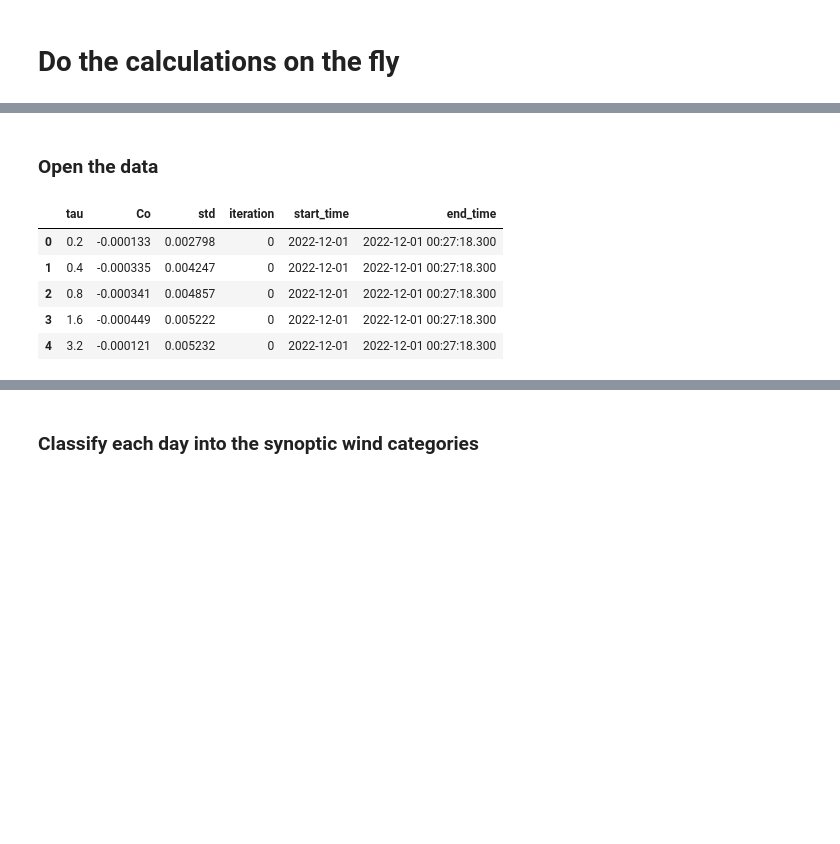
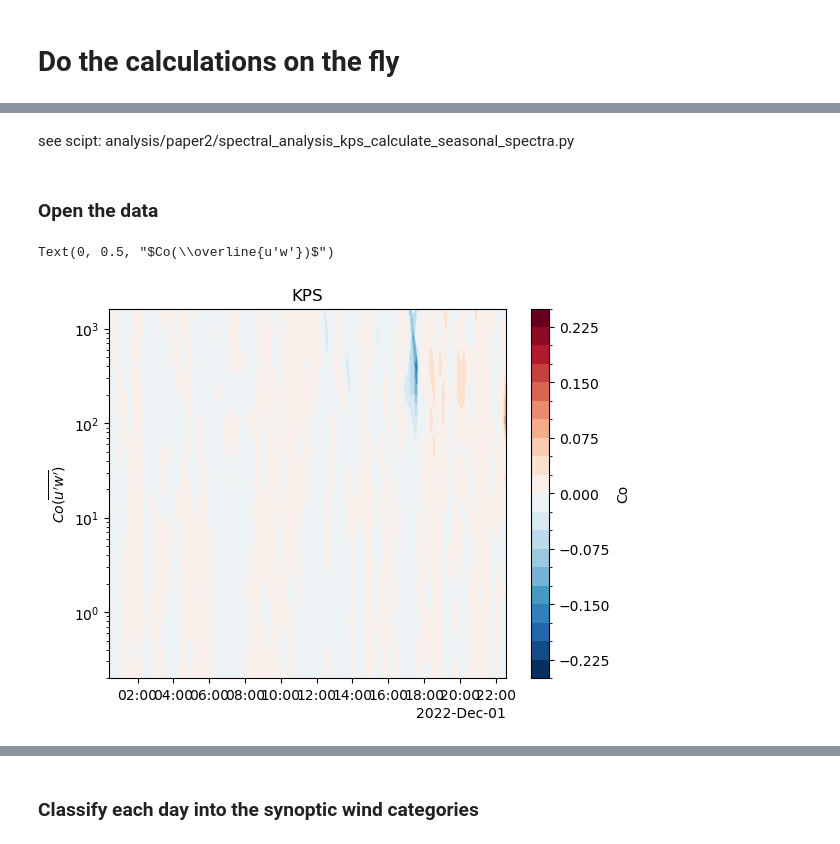
Before and after one commit to elischwat/sublimationofsnow, a Jupyter notebook: analysis/paper2/spectral_analysis_kps.ipynb, the cells around one changed output, grey strips where cells are left out. Saved outputs shown, nothing was run; the diff lists cells and outputs as text; code cells hidden in the pictures; blank space fills up the shorter version.

```diff
--- a/analysis/paper2/spectral_analysis_kps.ipynb
+++ b/analysis/paper2/spectral_analysis_kps.ipynb
@@ -493,12 +363,25 @@ Dataset of length 864000, with M = 14, permits 141 iterations.
+# %% [markdown]
+see scipt: analysis/paper2/spectral_analysis_kps_calculate_seasonal_spectra.py
 # %% [markdown]
 ### Open the data
 # %%
-daily_mrds_df = pd.read_parquet('mrds_uw')
-daily_mrds_df.head()
+daily_mrds_df = pd.read_parquet('mrds/uw/')
-# %% [output]
-|  | tau | Co | std | iteration | start_time | end_time |
-| 0 | 0.2 | -0.000133 | 0.002798 | 0 | 2022-12-01 | 2022-12-01 00:27:18.300 |
-| 1 | 0.4 | -0.000335 | 0.004247 | 0 | 2022-12-01 | 2022-12-01 00:27:18.300 |
-| 2 | 0.8 | -0.000341 | 0.004857 | 0 | 2022-12-01 | 2022-12-01 00:27:18.300 |
-| 3 | 1.6 | -0.000449 | 0.005222 | 0 | 2022-12-01 | 2022-12-01 00:27:18.300 |
-| 4 | 3.2 | -0.000121 | 0.005232 | 0 | 2022-12-01 | 2022-12-01 00:27:18.300 |
+# %%
+src = daily_mrds_df[daily_mrds_df.start_time > '20221201']
+src = src[src.start_time < '20221202']
+src['midpoint_time'] = src['start_time'] + (src['end_time'] - src['start_time']) / 2
+src = src.reset_index()
+ds = src.set_index(['midpoint_time', 'tau']).to_xarray()
+# %%
+
+
+ds['Co'].plot.contourf(x='midpoint_time', y='tau', cmap='RdBu_r', levels=21,
+                    #    vmin=-0.2, vmax=0.2,
+                       )
+plt.gca().set_title('KPS')
+plt.gca().set_yscale('log')
+plt.gca().set_xlabel('')
+plt.gca().set_ylabel(r"$Co(\overline{u'w'})$")
+# %% [output]
+Text(0, 0.5, "$Co(\\overline{u'w'})$")
+[figure, added]
```
Also changed, not shown: parts of 15 cells of this notebook, 3 other files.
